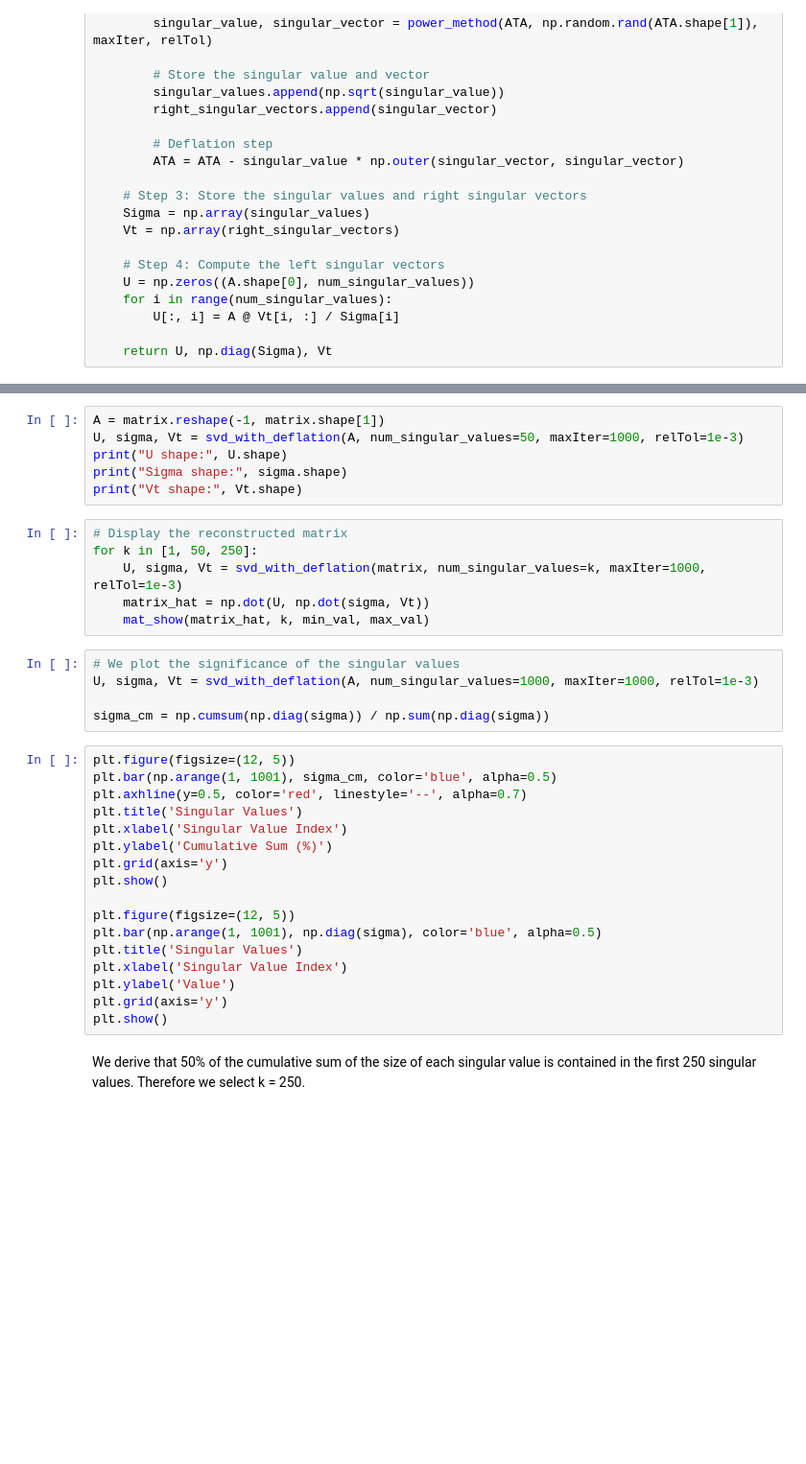
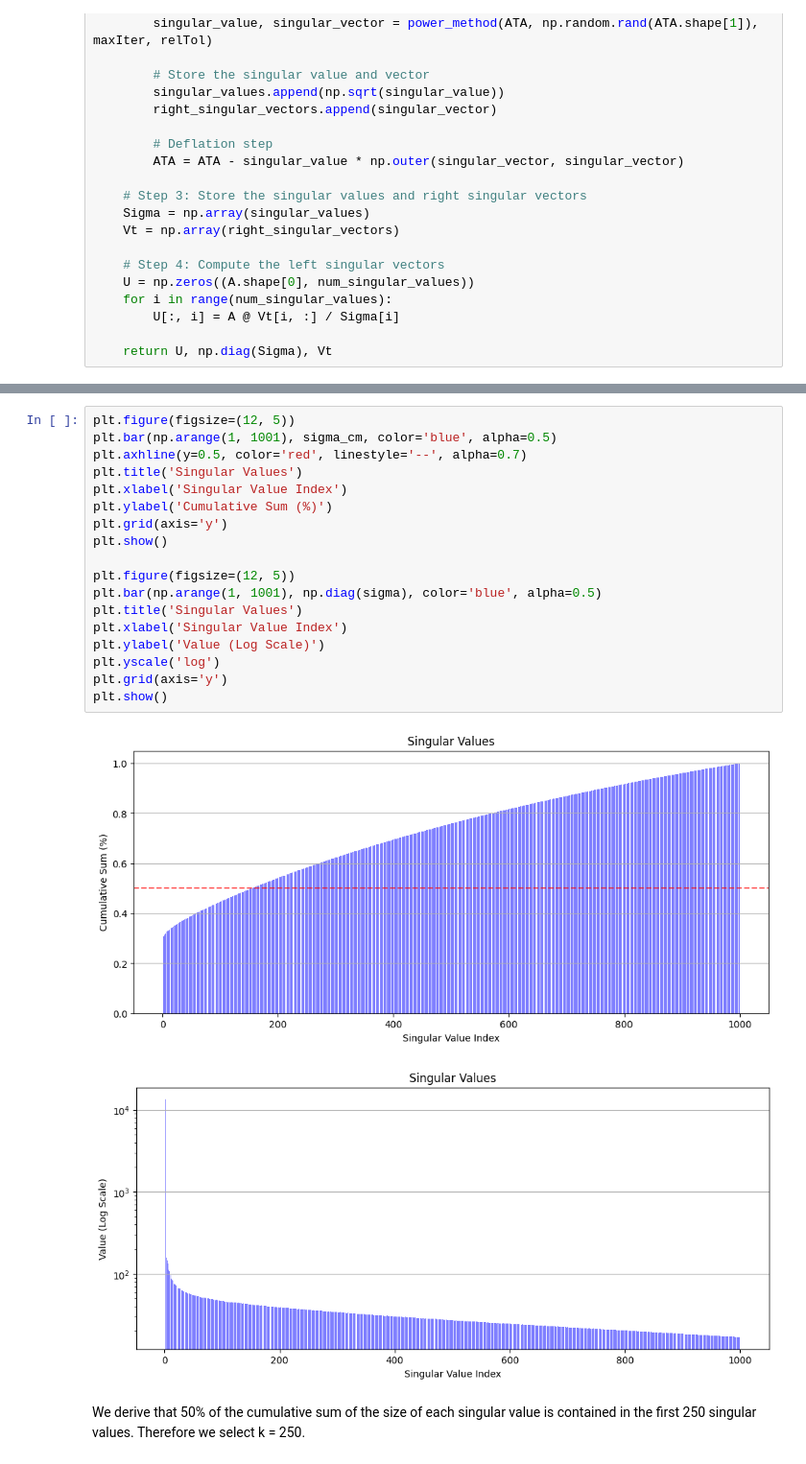
Before and after one commit to d4darius/CA-Homework3, a Jupyter notebook: Maretto_Gosmar_HWSVD.ipynb, the cells around one changed output, grey strips where cells are left out. Shown at 96% size. Saved outputs shown, nothing was run; the diff lists cells and outputs as text; blank space fills up the shorter version.

```diff
--- a/Maretto_Gosmar_HWSVD.ipynb
+++ b/Maretto_Gosmar_HWSVD.ipynb
@@ -400,36 +408,23 @@ matrix sigma:  [9779.92240339  693.24601552  452.81708124  381.86040328  326.401
-# %%
-A = matrix.reshape(-1, matrix.shape[1])
-U, sigma, Vt = svd_with_deflation(A, num_singular_values=50, maxIter=1000, relTol=1e-3)
-print("U shape:", U.shape)
-print("Sigma shape:", sigma.shape)
-print("Vt shape:", Vt.shape)
-# %%
-# Display the reconstructed matrix
-for k in [1, 50, 250]:
-    U, sigma, Vt = svd_with_deflation(matrix, num_singular_values=k, maxIter=1000, relTol=1e-3)
-    matrix_hat = np.dot(U, np.dot(sigma, Vt))
-    mat_show(matrix_hat, k, min_val, max_val)
-# %%
-# We plot the significance of the singular values
-U, sigma, Vt = svd_with_deflation(A, num_singular_values=1000, maxIter=1000, relTol=1e-3)
-
-sigma_cm = np.cumsum(np.diag(sigma)) / np.sum(np.diag(sigma))
 # %%
 plt.figure(figsize=(12, 5))
 plt.bar(np.arange(1, 1001), sigma_cm, color='blue', alpha=0.5)
 plt.axhline(y=0.5, color='red', linestyle='--', alpha=0.7)
 plt.title('Singular Values')
 plt.xlabel('Singular Value Index')
 plt.ylabel('Cumulative Sum (%)')
 plt.grid(axis='y')
 plt.show()
 
 plt.figure(figsize=(12, 5))
 plt.bar(np.arange(1, 1001), np.diag(sigma), color='blue', alpha=0.5)
 plt.title('Singular Values')
 plt.xlabel('Singular Value Index')
-plt.ylabel('Value')
+plt.ylabel('Value (Log Scale)')
+plt.yscale('log')
 plt.grid(axis='y')
 plt.show()
+# %% [output]
+[figure, added]
+[figure, added]
 # %% [markdown]
 We derive that 50% of the cumulative sum of the size of each singular value is contained in the first 250 singular values. Therefore we select k = 250.
```
Also changed, not shown: parts of 16 cells of this notebook.
